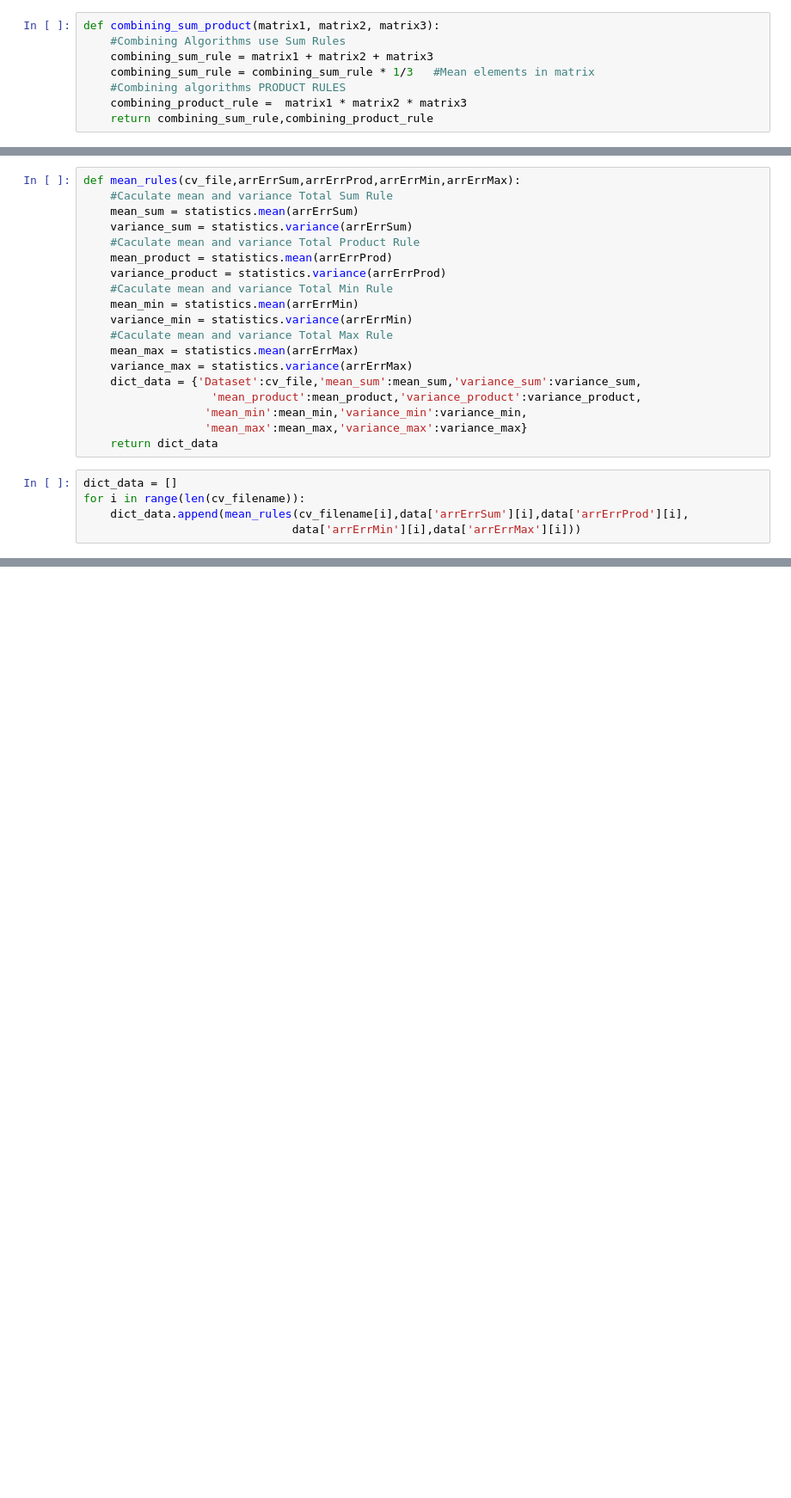
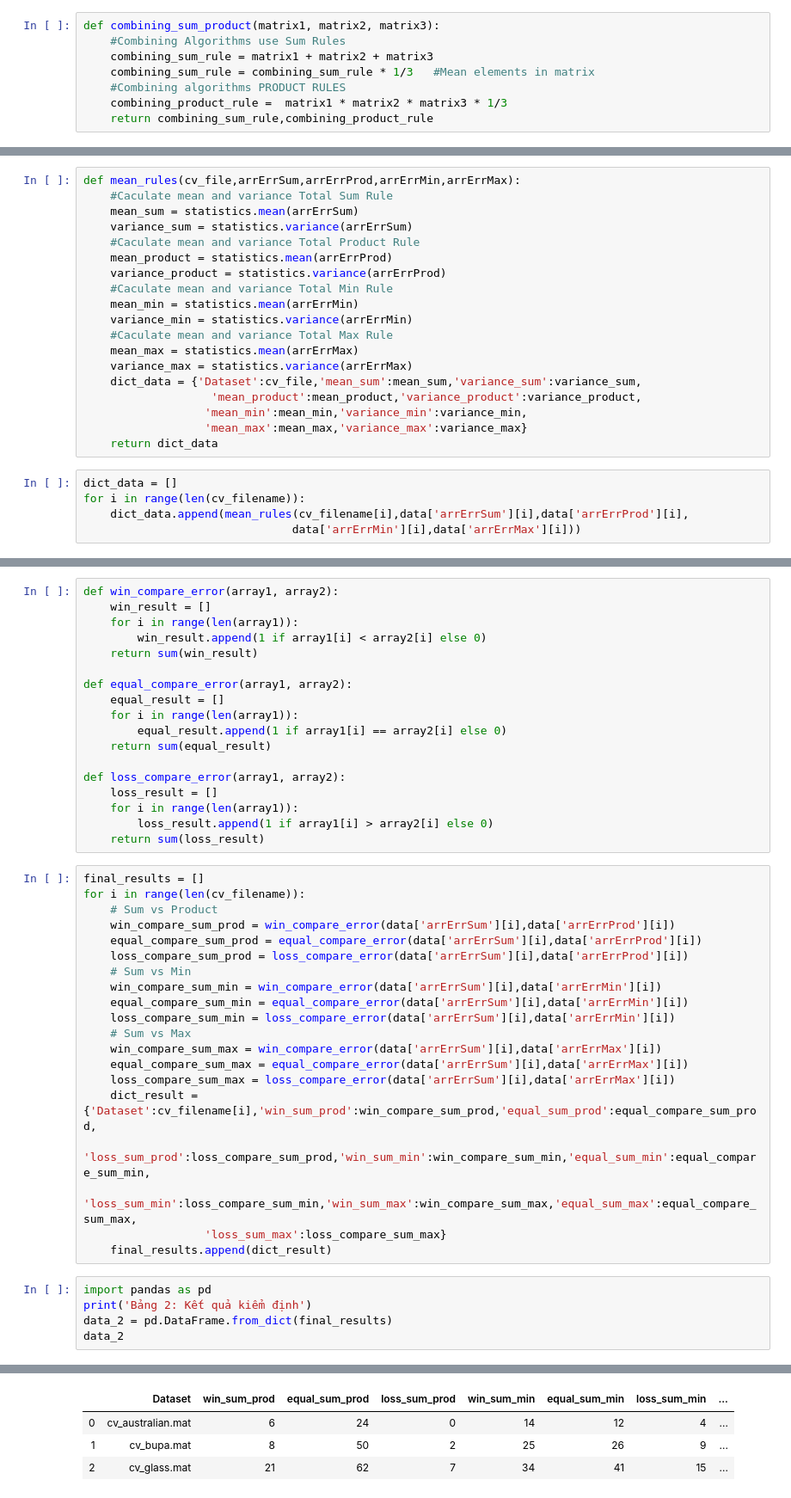
Before and after one commit to mrtrunghieu1/Code-Training, a Jupyter notebook: jupyter_notebook/Process Data.ipynb, the cells around one changed output, grey strips where cells are left out. Shown at 86% size. Saved outputs shown, nothing was run; the diff lists cells and outputs as text; blank space fills up the shorter version.

```diff
--- a/jupyter_notebook/Process Data.ipynb
+++ b/jupyter_notebook/Process Data.ipynb
@@ -35,7 +35,7 @@ def combining_sum_product(matrix1, matrix2, matrix3):
     combining_sum_rule = matrix1 + matrix2 + matrix3
     combining_sum_rule = combining_sum_rule * 1/3   #Mean elements in matrix
     #Combining algorithms PRODUCT RULES
-    combining_product_rule =  matrix1 * matrix2 * matrix3
+    combining_product_rule =  matrix1 * matrix2 * matrix3 * 1/3
     return combining_sum_rule,combining_product_rule
 # %%
 #Combining algorithms MIN RULES
@@ -248,0 +271,44 @@ Bảng 1: Classification error của các fixed combining rule
+# %%
+def win_compare_error(array1, array2):
+    win_result = []
+    for i in range(len(array1)):
+        win_result.append(1 if array1[i] < array2[i] else 0)
+    return sum(win_result)
+
+def equal_compare_error(array1, array2):
+    equal_result = []
+    for i in range(len(array1)):
+        equal_result.append(1 if array1[i] == array2[i] else 0)
+    return sum(equal_result)
+
+def loss_compare_error(array1, array2):
+    loss_result = []
+    for i in range(len(array1)):
+        loss_result.append(1 if array1[i] > array2[i] else 0)
+    return sum(loss_result)
+# %%
+final_results = []
+for i in range(len(cv_filename)):
+    # Sum vs Product
+    win_compare_sum_prod = win_compare_error(data['arrErrSum'][i],data['arrErrProd'][i])
+    equal_compare_sum_prod = equal_compare_error(data['arrErrSum'][i],data['arrErrProd'][i])
+    loss_compare_sum_prod = loss_compare_error(data['arrErrSum'][i],data['arrErrProd'][i])
+    # Sum vs Min
+    win_compare_sum_min = win_compare_error(data['arrErrSum'][i],data['arrErrMin'][i])
+    equal_compare_sum_min = equal_compare_error(data['arrErrSum'][i],data['arrErrMin'][i])
+    loss_compare_sum_min = loss_compare_error(data['arrErrSum'][i],data['arrErrMin'][i])
+    # Sum vs Max
+    win_compare_sum_max = win_compare_error(data['arrErrSum'][i],data['arrErrMax'][i])
+    equal_compare_sum_max = equal_compare_error(data['arrErrSum'][i],data['arrErrMax'][i])
+    loss_compare_sum_max = loss_compare_error(data['arrErrSum'][i],data['arrErrMax'][i])
+    dict_result = {'Dataset':cv_filename[i],'win_sum_prod':win_compare_sum_prod,'equal_sum_prod':equal_compare_sum_prod,
+                  'loss_sum_prod':loss_compare_sum_prod,'win_sum_min':win_compare_sum_min,'equal_sum_min':equal_compare_sum_min,
+                  'loss_sum_min':loss_compare_sum_min,'win_sum_max':win_compare_sum_max,'equal_sum_max':equal_compare_sum_max,
+                  'loss_sum_max':loss_compare_sum_max}
+    final_results.append(dict_result)
+# %%
+import pandas as pd
+print('Bảng 2: Kết quả kiểm định')
+data_2 = pd.DataFrame.from_dict(final_results)
+data_2
+# %% [output]
@@ -248,0 +316,4 @@ Bảng 1: Classification error của các fixed combining rule
+|  | Dataset | win_sum_prod | equal_sum_prod | loss_sum_prod | win_sum_min | equal_sum_min | loss_sum_min | ... |
+| 0 | cv_australian.mat | 6 | 24 | 0 | 14 | 12 | 4 | ... |
+| 1 | cv_bupa.mat | 8 | 50 | 2 | 25 | 26 | 9 | ... |
+| 2 | cv_glass.mat | 21 | 62 | 7 | 34 | 41 | 15 | ... |
```
Also changed, not shown: parts of 5 cells of this notebook.
